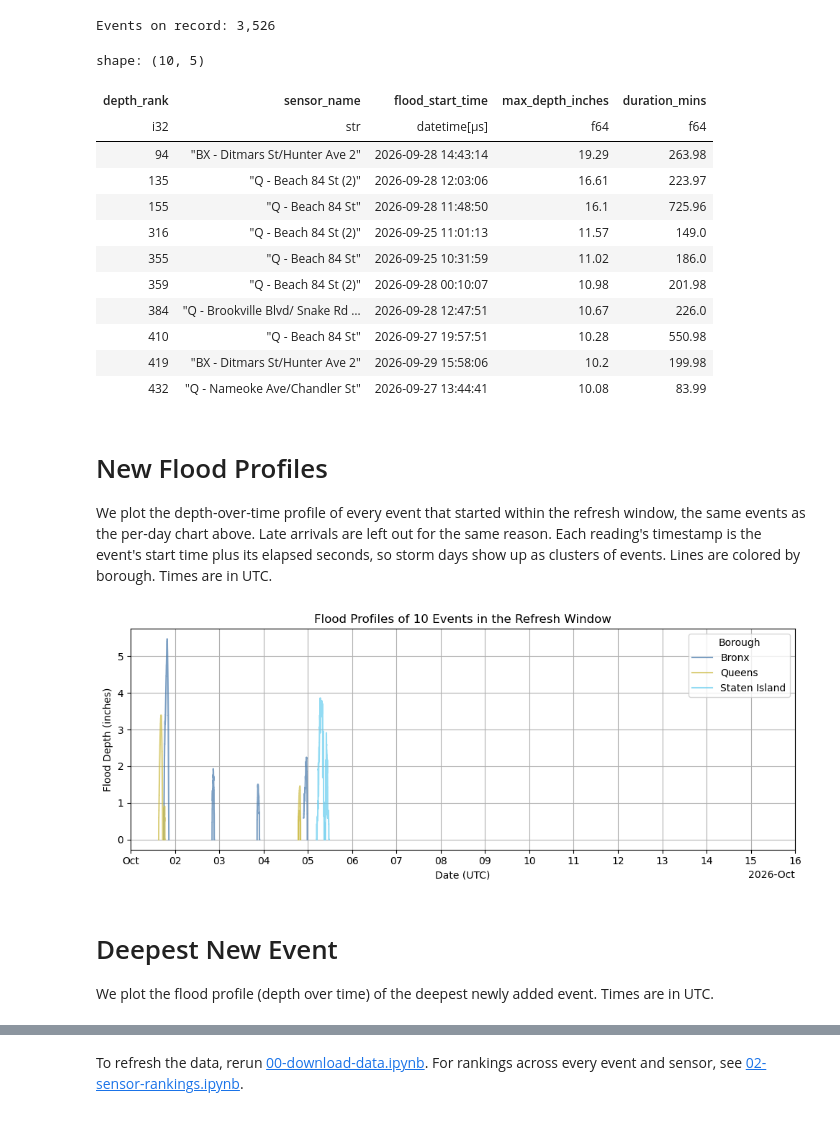
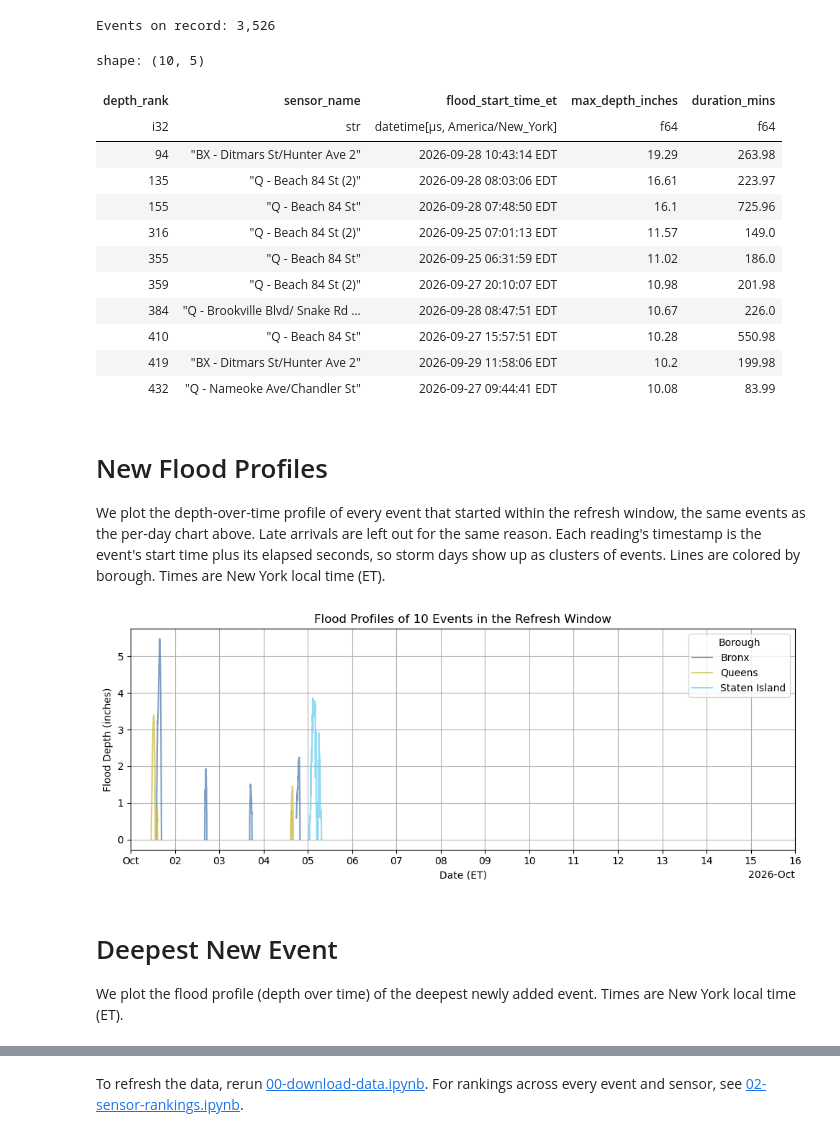
Before and after one commit to mebauer/floodnet-nyc-tutorial, a Jupyter notebook: 04-latest-refresh.ipynb, the cells around one changed output, grey strips where cells are left out. Cells and saved outputs as stored; diff of their text form; code cells hidden in the pictures.

Commit message:
Standardize time zones: store UTC, display New York time (ET)

```diff
--- a/04-latest-refresh.ipynb
+++ b/04-latest-refresh.ipynb
@@ -67,12 +68,15 @@ Because of late arrivals, we report two counts for each refresh:
 
 The difference is the **late arrivals**: events that occurred before the window but were still possibly in QA at the previous refresh.
 # %%
-# Flood events published after the previous refresh
-new_df = floodnet.download_new_records(dataset_id, since=previous_created_at)
+# Flood events published after the previous refresh,
+# with New York local-time (_et) copies of the UTC timestamps
+new_df = floodnet.to_local_time(
+    floodnet.download_new_records(dataset_id, since=previous_created_at)
+)
 
-# Refresh window as naive UTC datetimes, to match flood_start_time
-window_start = datetime.fromisoformat(previous_created_at).replace(tzinfo=None)
-window_end = datetime.fromisoformat(latest_created_at).replace(tzinfo=None)
+# Refresh window in UTC: the watermarks are pipeline times, compared against UTC flood_start_time
+window_start = datetime.fromisoformat(previous_created_at)
+window_end = datetime.fromisoformat(latest_created_at)
 
 # New events that started within the refresh window
 window_df = new_df.filter(
@@ -134,7 +138,7 @@ Counting events by start date shows which storm days produced them. The chart co
 # %%
 # Count new events per day within the refresh window
 daily_df = (
-    window_df.group_by(pl.col("flood_start_time").dt.date().alias("date"))
+    window_df.group_by(pl.col("flood_start_time_et").dt.date().alias("date"))
     .len()
     .sort("date")
 )
@@ -143,12 +147,13 @@ fig, ax = plt.subplots(figsize=(8, 4))
 ax.bar(daily_df["date"], daily_df["len"], color=floodnet.COLORBLIND_PALETTE[0])
 
 ax.set_title("Flood Events per Day in the Refresh Window")
-ax.set_xlabel("Flood Start Date (UTC)")
+ax.set_xlabel("Flood Start Date (ET)")
 ax.set_ylabel("Number of Events")
 
-# Show every day of the refresh window, including days without floods
-first_day = datetime.combine(window_start.date(), datetime.min.time())
-last_day = datetime.combine(window_end.date(), datetime.min.time())
+# Show every day of the refresh window (in local dates), including days without floods
+nyc = ZoneInfo(floodnet.NYC_TZ)
+first_day = datetime.combine(window_start.astimezone(nyc).date(), datetime.min.time())
+last_day = datetime.combine(window_end.astimezone(nyc).date(), datetime.min.time())
 ax.set_xlim(first_day - timedelta(hours=12), last_day + timedelta(hours=12))
 
 locator = mdates.DayLocator()
@@ -251,7 +258,7 @@ event_key = ["sensor_id", "flood_start_time"]
 
 # Columns in preview table
 preview_cols = [
-    "sensor_name", "flood_start_time", "max_depth_inches", "duration_mins"
+    "sensor_name", "flood_start_time_et", "max_depth_inches", "duration_mins"
 ]
 
 # Keep only the newly added events
@@ -263,21 +270,21 @@ new_ranked_df = (
 new_ranked_df.select(["depth_rank"] + preview_cols).head(10)
 # %% [output]
 shape: (10, 5)
-| depth_rank | sensor_name | flood_start_time | max_depth_inches | duration_mins |
-| i32 | str | datetime[μs] | f64 | f64 |
-| 94 | "BX - Ditmars St/Hunter Ave 2" | 2026-09-28 14:43:14 | 19.29 | 263.98 |
-| 135 | "Q - Beach 84 St (2)" | 2026-09-28 12:03:06 | 16.61 | 223.97 |
-| 155 | "Q - Beach 84 St" | 2026-09-28 11:48:50 | 16.1 | 725.96 |
-| 316 | "Q - Beach 84 St (2)" | 2026-09-25 11:01:13 | 11.57 | 149.0 |
-| 355 | "Q - Beach 84 St" | 2026-09-25 10:31:59 | 11.02 | 186.0 |
-| 359 | "Q - Beach 84 St (2)" | 2026-09-28 00:10:07 | 10.98 | 201.98 |
-| 384 | "Q - Brookville Blvd/ Snake Rd … | 2026-09-28 12:47:51 | 10.67 | 226.0 |
-| 410 | "Q - Beach 84 St" | 2026-09-27 19:57:51 | 10.28 | 550.98 |
-| 419 | "BX - Ditmars St/Hunter Ave 2" | 2026-09-29 15:58:06 | 10.2 | 199.98 |
-| 432 | "Q - Nameoke Ave/Chandler St" | 2026-09-27 13:44:41 | 10.08 | 83.99 |
+| depth_rank | sensor_name | flood_start_time_et | max_depth_inches | duration_mins |
+| i32 | str | datetime[μs, America/New_York] | f64 | f64 |
+| 94 | "BX - Ditmars St/Hunter Ave 2" | 2026-09-28 10:43:14 EDT | 19.29 | 263.98 |
+| 135 | "Q - Beach 84 St (2)" | 2026-09-28 08:03:06 EDT | 16.61 | 223.97 |
+| 155 | "Q - Beach 84 St" | 2026-09-28 07:48:50 EDT | 16.1 | 725.96 |
+| 316 | "Q - Beach 84 St (2)" | 2026-09-25 07:01:13 EDT | 11.57 | 149.0 |
+| 355 | "Q - Beach 84 St" | 2026-09-25 06:31:59 EDT | 11.02 | 186.0 |
+| 359 | "Q - Beach 84 St (2)" | 2026-09-27 20:10:07 EDT | 10.98 | 201.98 |
+| 384 | "Q - Brookville Blvd/ Snake Rd … | 2026-09-28 08:47:51 EDT | 10.67 | 226.0 |
+| 410 | "Q - Beach 84 St" | 2026-09-27 15:57:51 EDT | 10.28 | 550.98 |
+| 419 | "BX - Ditmars St/Hunter Ave 2" | 2026-09-29 11:58:06 EDT | 10.2 | 199.98 |
+| 432 | "Q - Nameoke Ave/Chandler St" | 2026-09-27 09:44:41 EDT | 10.08 | 83.99 |
 # %% [markdown]
 # New Flood Profiles
-We plot the depth-over-time profile of every event that started within the refresh window, the same events as the per-day chart above. Late arrivals are left out for the same reason. Each reading's timestamp is the event's start time plus its elapsed seconds, so storm days show up as clusters of events. Lines are colored by borough. Times are in UTC.
+We plot the depth-over-time profile of every event that started within the refresh window, the same events as the per-day chart above. Late arrivals are left out for the same reason. Each reading's timestamp is the event's start time plus its elapsed seconds, so storm days show up as clusters of events. Lines are colored by borough. Times are New York local time (ET).
 # %%
 # The profile columns are stored as JSON strings in the CSV, decode them to lists
 # Attach each event's borough from the sensor metadata
@@ -292,13 +299,16 @@ profiles_df = window_df.with_columns(
 
 # One row per reading, stamped with its date and time
 readings_df = (
-    profiles_df.select(event_key + ["borough", "flood_profile_time_secs", "flood_profile_depth_inches"])
+    profiles_df.select(event_key + ["flood_start_time_et", "borough", "flood_profile_time_secs", "flood_profile_depth_inches"])
     .explode("flood_profile_time_secs", "flood_profile_depth_inches")
     .with_columns(
         (
-            pl.col("flood_start_time")
+            pl.col("flood_start_time_et")
             + pl.duration(seconds=pl.col("flood_profile_time_secs"))
-        ).alias("timestamp")
+        )
+        # drop the zone just before plotting, so matplotlib draws New York wall-clock time
+        .dt.replace_time_zone(None)
+        .alias("timestamp")
     )
 )
 
@@ -317,37 +327,37 @@ for (sensor_id, start, borough), event_df in readings_df.group_by(
         event_df["flood_profile_depth_inches"],
         color=borough_colors[borough],
         alpha=0.7,
         label=borough,
     )
 
 # One legend entry per borough in the plot
 handles, labels = ax.get_legend_handles_labels()
 by_label = dict(zip(labels, handles))
 ax.legend(
     [by_label[b] for b in boroughs if b in by_label],
     [b for b in boroughs if b in by_label],
     title="Borough",
 )
 
 ax.set_title(f"Flood Profiles of {profiles_df.height} Events in the Refresh Window")
-ax.set_xlabel("Date (UTC)")
+ax.set_xlabel("Date (ET)")
 ax.set_ylabel("Flood Depth (inches)")
 
 # One tick per day at midnight, label centered on its tick,
 # so each day's floods sit between its gridline and the next
 locator = mdates.DayLocator()
 ax.xaxis.set_major_locator(locator)
 ax.xaxis.set_major_formatter(mdates.ConciseDateFormatter(locator))
 ax.grid(True)
 
 # Show every day of the refresh window, as in the per-day chart
 ax.set_xlim(first_day, last_day + timedelta(days=1))
 
 fig.tight_layout()
 # %% [output]
-[figure, old version]
+[figure, new version]
 # %% [markdown]
 # Deepest New Event
-We plot the flood profile (depth over time) of the deepest newly added event. Times are in UTC.
+We plot the flood profile (depth over time) of the deepest newly added event. Times are New York local time (ET).
 # %%
 # Top ranked new event
```
Also changed, not shown: parts of 10 cells of this notebook, 8 other files.
